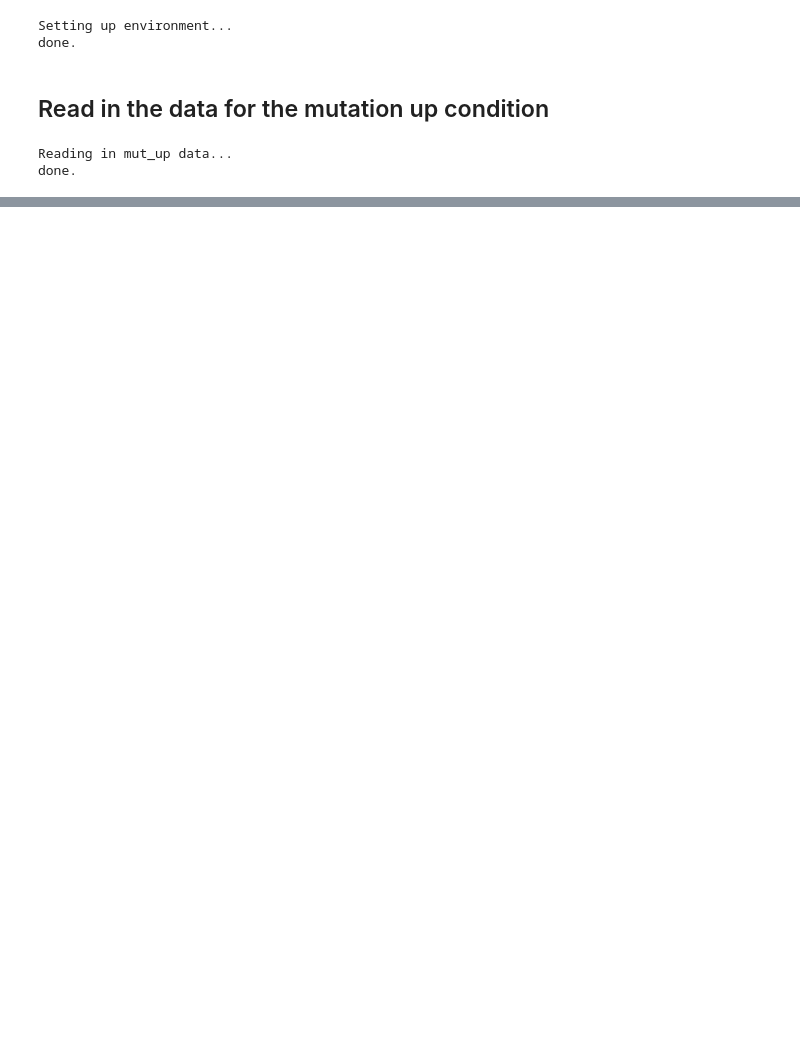
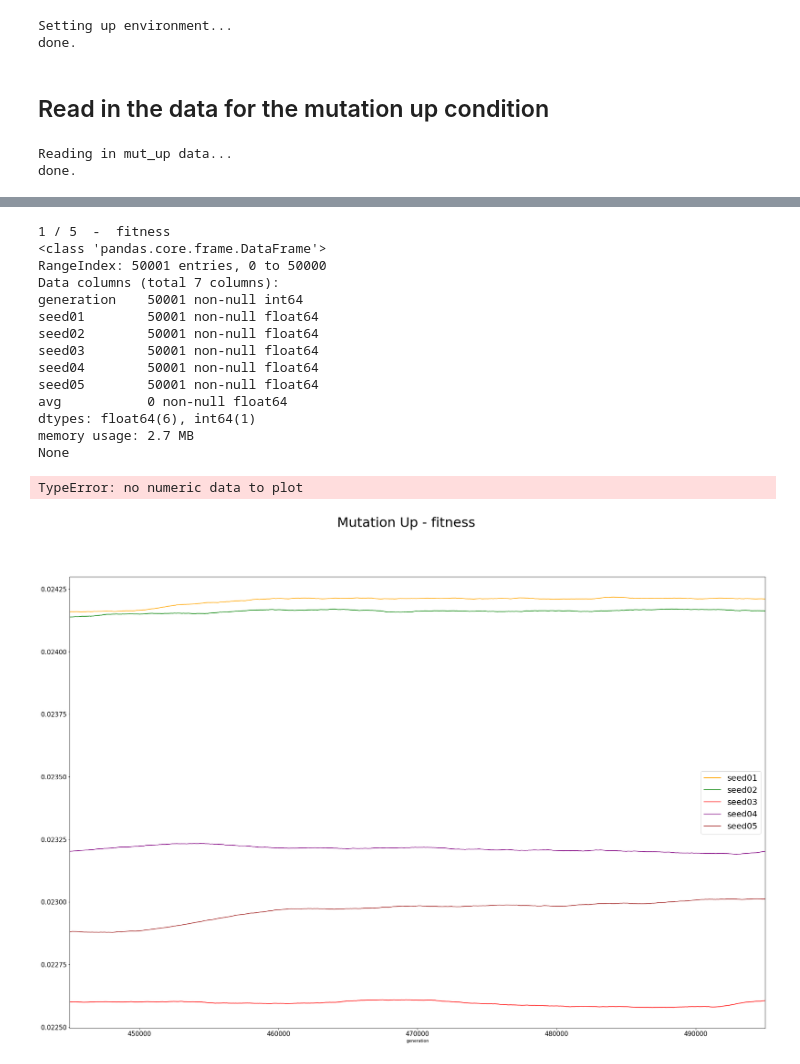
Before and after one commit to davisbk/thesis, a Jupyter notebook: Jupyter_Notebooks/Condition_Analysis/Mut_Up_Analysis.ipynb, the cells around one changed output, grey strips where cells are left out. Saved outputs shown, nothing was run; the diff lists cells and outputs as text; code cells hidden in the pictures; blank space fills up the shorter version.

```diff
--- a/Jupyter_Notebooks/Condition_Analysis/Mut_Up_Analysis.ipynb
+++ b/Jupyter_Notebooks/Condition_Analysis/Mut_Up_Analysis.ipynb
@@ -64,7 +67,7 @@ df_seed03_mutation_up_fitness_global = read_fitness(INPUT_ROOT_DIR + "seed03//mu
 df_seed04_mutation_up_fitness_global = read_fitness(INPUT_ROOT_DIR + "seed04//mut_up//stats//stat_fitness_glob.out")
 df_seed05_mutation_up_fitness_global = read_fitness(INPUT_ROOT_DIR + "seed05//mut_up//stats//stat_fitness_glob.out")
 
-stat_fitness_glob = [df_seed01_mutation_up_fitness_global, df_seed02_mutation_up_fitness_global, df_seed03_mutation_up_fitness_global, df_seed04_mutation_up_fitness_global, df_seed05_mutation_up_fitness_global]
+stat_fitness_glob_mut_up = [df_seed01_mutation_up_fitness_global, df_seed02_mutation_up_fitness_global, df_seed03_mutation_up_fitness_global, df_seed04_mutation_up_fitness_global, df_seed05_mutation_up_fitness_global]
 
 # stat_genes_global
 df_seed01_mutation_up_genes_global = read_genes(INPUT_ROOT_DIR + "seed01//mut_up//stats//stat_genes_glob.out")
@@ -73,7 +76,7 @@ df_seed03_mutation_up_genes_global = read_genes(INPUT_ROOT_DIR + "seed03//mut_up
 df_seed04_mutation_up_genes_global = read_genes(INPUT_ROOT_DIR + "seed04//mut_up//stats//stat_genes_glob.out")
 df_seed05_mutation_up_genes_global = read_genes(INPUT_ROOT_DIR + "seed05//mut_up//stats//stat_genes_glob.out")
 
-stat_genes_glob = [df_seed01_mutation_up_genes_global, df_seed02_mutation_up_genes_global, df_seed03_mutation_up_genes_global, df_seed04_mutation_up_genes_global, df_seed05_mutation_up_genes_global]
+stat_genes_glob_mut_up = [df_seed01_mutation_up_genes_global, df_seed02_mutation_up_genes_global, df_seed03_mutation_up_genes_global, df_seed04_mutation_up_genes_global, df_seed05_mutation_up_genes_global]
 
 # stat_bp_best (for percent non-coding)
 df_seed01_mutation_up_bp_best = read_bp(INPUT_ROOT_DIR + "seed01//mut_up//stats//stat_bp_best.out")
@@ -82,7 +85,7 @@ df_seed03_mutation_up_bp_best = read_bp(INPUT_ROOT_DIR + "seed03//mut_up//stats/
 df_seed04_mutation_up_bp_best = read_bp(INPUT_ROOT_DIR + "seed04//mut_up//stats//stat_bp_best.out")
 df_seed05_mutation_up_bp_best = read_bp(INPUT_ROOT_DIR + "seed05//mut_up//stats//stat_bp_best.out")
 
-stat_bp_best = [df_seed01_mutation_up_bp_best, df_seed02_mutation_up_bp_best, df_seed03_mutation_up_bp_best, df_seed04_mutation_up_bp_best, df_seed05_mutation_up_bp_best]
+stat_bp_best_mut_up = [df_seed01_mutation_up_bp_best, df_seed02_mutation_up_bp_best, df_seed03_mutation_up_bp_best, df_seed04_mutation_up_bp_best, df_seed05_mutation_up_bp_best]
 
 # stat_fitness_best (for percent non-coding)
 df_seed01_mutation_up_fitness_best = read_fitness(INPUT_ROOT_DIR + "seed01//mut_up//stats//stat_fitness_best.out")
@@ -91,7 +94,7 @@ df_seed03_mutation_up_fitness_best = read_fitness(INPUT_ROOT_DIR + "seed03//mut_
 df_seed04_mutation_up_fitness_best = read_fitness(INPUT_ROOT_DIR + "seed04//mut_up//stats//stat_fitness_best.out")
 df_seed05_mutation_up_fitness_best = read_fitness(INPUT_ROOT_DIR + "seed05//mut_up//stats//stat_fitness_best.out")
 
-stat_fitness_best = [df_seed01_mutation_up_fitness_best, df_seed02_mutation_up_fitness_best, df_seed03_mutation_up_fitness_best, df_seed04_mutation_up_fitness_best, df_seed05_mutation_up_fitness_best]
+stat_fitness_best_mut_up = [df_seed01_mutation_up_fitness_best, df_seed02_mutation_up_fitness_best, df_seed03_mutation_up_fitness_best, df_seed04_mutation_up_fitness_best, df_seed05_mutation_up_fitness_best]
 
 print("done.")
 # %% [output]
@@ -99,0 +150,71 @@ done.
+# %%
+START_GEN = 450000
+STOP_GEN = 500000
+
+invalid_headers = ['generation', 'secretion_error', 'parents_secretion_error', 'secretion_fitness', 'amt_compound_present', 'pop_size']
+
+# For each column header that isn't invalid (e.g. genome size, metabolic error, etc.)
+num_headers = len(df_seed01_mutation_up_fitness_global.columns) - len(invalid_headers)
+for col_counter, col_header in enumerate(df_seed01_mutation_up_fitness_global.columns, -1):
+    df_mut_up_mean = pd.DataFrame(data=range(START_GEN, STOP_GEN+1, 1), columns=['generation'])
+    df_control_mean = pd.DataFrame(data=range(START_GEN, STOP_GEN+1, 1), columns=['generation'])
+    if col_header in invalid_headers:
+        continue
+    else:
+        print(col_counter, '/',num_headers, ' - ', col_header)
+
+        # Create a new figure for the current column
+        fig = plt.figure(figsize=(30,20))
+        ax = fig.add_subplot(111)
+        fig.suptitle('Mutation Up - ' + name(col_header), fontsize=32)
+
+        # For each seed of the mut_up condition
+        for seed_counter, seed in enumerate(stat_fitness_glob_mut_up):
+            # Smooth the results
+            df_seed_tmp_mut_up = seed.rolling(WINDOW_SIZE).mean()
+
+            # Plot the data
+            df_seed_tmp_mut_up.iloc[START_GEN:STOP_GEN].plot(x='generation', y=col_header, label='seed0'+str(seed_counter+1), color=seed_color('seed0'+str(seed_counter+1)), ax=ax)
+
+            # Add the seed to this DataFrame to calculate the mean value
+            df_mut_up_mean['seed0'+str(seed_counter+1)] = seed[col_header].copy()
+
+        for seed_counter, seed in enumerate(stat_fitness_glob_control):
+            df_seed_tmp_control = seed[START_GEN:STOP_GEN].rolling(WINDOW_SIZE).mean()
+
+            # Add the seed to the temporary DataFrame to calculate the mean
+            df_control_mean['seed0'+str(seed_counter+1)] = seed[col_header].copy()
+
+        # Calculate the mean for the mut_up condition and plot it to the figure
+        df_mut_up_mean['avg'] = df_mut_up_mean.iloc[START_GEN:STOP_GEN,1:].mean(axis=1).rolling(WINDOW_SIZE).mean()
+        df_mut_up_mean[START_GEN:STOP_GEN].plot(x='generation', y='avg', label='avg '+ name(col_header) + ' mut_up', linewidth=3.0, color='blue', linestyle='dashed', ax=ax)
+
+        #  Calculate the mean of the control condition and plot it to the figure
+        df_control_mean['avg'] = df_control_mean.iloc[START_GEN:STOP_GEN,1:].mean(axis=1).rolling(WINDOW_SIZE).mean()
+        df_control_mean.plot(x='generation', y='avg', label='avg ' + name(col_header) + ' control', linewidth=3.0, color='black', linestyle='dashed', ax=ax)
+
+        fig.savefig(OUTPUT_ROOT_DIR+ 'fitness_global/' + col_header+'.png')
+        fig.clear()
+        plt.close(fig)
+
+
+
+
+print("Done!")
+# %% [output]
+1 / 5  -  fitness
+<class 'pandas.core.frame.DataFrame'>
+RangeIndex: 50001 entries, 0 to 50000
+Data columns (total 7 columns):
+generation    50001 non-null int64
+seed01        50001 non-null float64
+seed02        50001 non-null float64
+seed03        50001 non-null float64
+seed04        50001 non-null float64
+seed05        50001 non-null float64
+avg           0 non-null float64
+dtypes: float64(6), int64(1)
+memory usage: 2.7 MB
+None
+TypeError: no numeric data to plot
+[figure, added]
```
Also changed, not shown: parts of 11 cells of this notebook.
